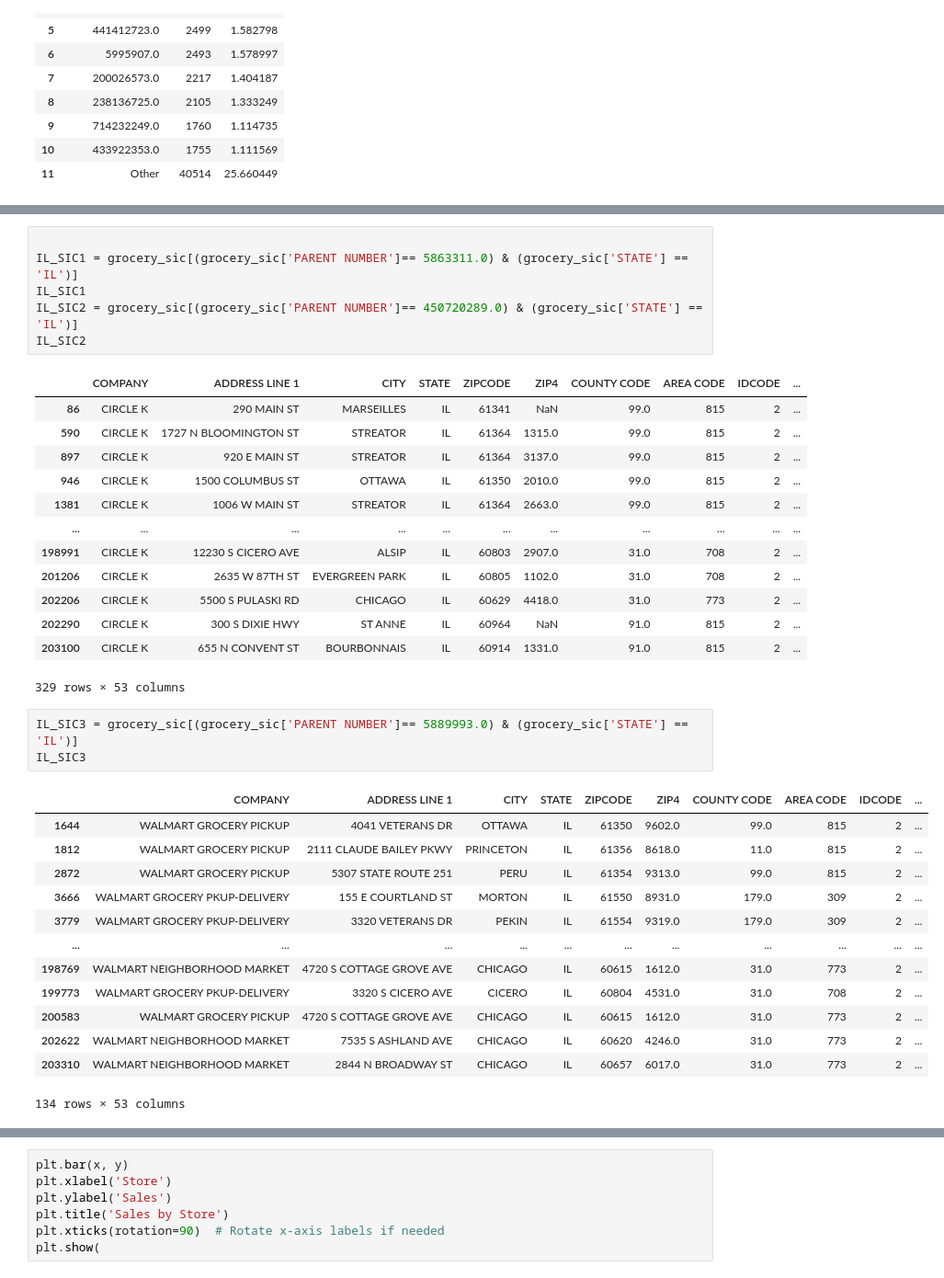
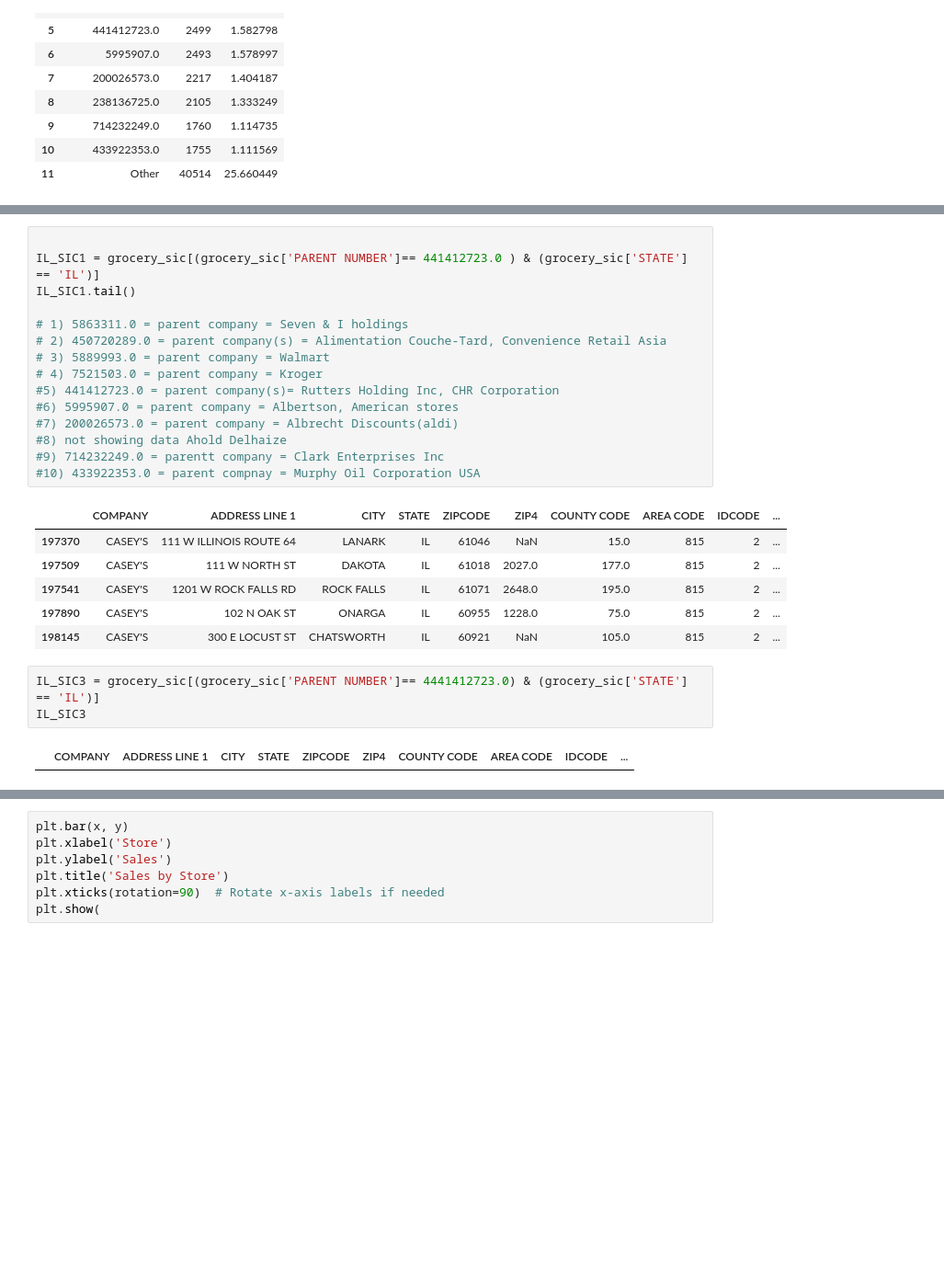
Before and after one commit to uchicago-dsi/rafi-grocery, a Jupyter notebook: day 2.ipynb, the cells around one changed output, grey strips where cells are left out. Shown at 92% size. Saved outputs shown, nothing was run; the diff lists cells and outputs as text; blank space fills up the shorter version.

```diff
--- a/day 2.ipynb
+++ b/day 2.ipynb
@@ -172,37 +170,27 @@ plt.show()
 # %%
 
-IL_SIC1 = grocery_sic[(grocery_sic['PARENT NUMBER']== 5863311.0) & (grocery_sic['STATE'] == 'IL')]
-IL_SIC1
-IL_SIC2 = grocery_sic[(grocery_sic['PARENT NUMBER']== 450720289.0) & (grocery_sic['STATE'] == 'IL')]
-IL_SIC2
+IL_SIC1 = grocery_sic[(grocery_sic['PARENT NUMBER']== 441412723.0 ) & (grocery_sic['STATE'] == 'IL')]
+IL_SIC1.tail()
+
+# 1) 5863311.0 = parent company = Seven & I holdings
+# 2) 450720289.0 = parent company(s) = Alimentation Couche-Tard, Convenience Retail Asia
+# 3) 5889993.0 = parent company = Walmart
+# 4) 7521503.0 = parent company = Kroger
+#5) 441412723.0 = parent company(s)= Rutters Holding Inc, CHR Corporation
+#6) 5995907.0 = parent company = Albertson, American stores
+#7) 200026573.0 = parent company = Albrecht Discounts(aldi)
+#8) not showing data Ahold Delhaize
+#9) 714232249.0 = parentt company = Clark Enterprises Inc
+#10) 433922353.0 = parent compnay = Murphy Oil Corporation USA
 # %% [output]
 |  | COMPANY | ADDRESS LINE 1 | CITY | STATE | ZIPCODE | ZIP4 | COUNTY CODE | AREA CODE | IDCODE | ... |
-| 86 | CIRCLE K | 290 MAIN ST | MARSEILLES | IL | 61341 | NaN | 99.0 | 815 | 2 | ... |
-| 590 | CIRCLE K | 1727 N BLOOMINGTON ST | STREATOR | IL | 61364 | 1315.0 | 99.0 | 815 | 2 | ... |
-| 897 | CIRCLE K | 920 E MAIN ST | STREATOR | IL | 61364 | 3137.0 | 99.0 | 815 | 2 | ... |
-| 946 | CIRCLE K | 1500 COLUMBUS ST | OTTAWA | IL | 61350 | 2010.0 | 99.0 | 815 | 2 | ... |
-| 1381 | CIRCLE K | 1006 W MAIN ST | STREATOR | IL | 61364 | 2663.0 | 99.0 | 815 | 2 | ... |
-| ... | ... | ... | ... | ... | ... | ... | ... | ... | ... | ... |
-| 198991 | CIRCLE K | 12230 S CICERO AVE | ALSIP | IL | 60803 | 2907.0 | 31.0 | 708 | 2 | ... |
-| 201206 | CIRCLE K | 2635 W 87TH ST | EVERGREEN PARK | IL | 60805 | 1102.0 | 31.0 | 708 | 2 | ... |
-| 202206 | CIRCLE K | 5500 S PULASKI RD | CHICAGO | IL | 60629 | 4418.0 | 31.0 | 773 | 2 | ... |
-| 202290 | CIRCLE K | 300 S DIXIE HWY | ST ANNE | IL | 60964 | NaN | 91.0 | 815 | 2 | ... |
-| 203100 | CIRCLE K | 655 N CONVENT ST | BOURBONNAIS | IL | 60914 | 1331.0 | 91.0 | 815 | 2 | ... |
+| 197370 | CASEY'S | 111 W ILLINOIS ROUTE 64 | LANARK | IL | 61046 | NaN | 15.0 | 815 | 2 | ... |
+| 197509 | CASEY'S | 111 W NORTH ST | DAKOTA | IL | 61018 | 2027.0 | 177.0 | 815 | 2 | ... |
+| 197541 | CASEY'S | 1201 W ROCK FALLS RD | ROCK FALLS | IL | 61071 | 2648.0 | 195.0 | 815 | 2 | ... |
+| 197890 | CASEY'S | 102 N OAK ST | ONARGA | IL | 60955 | 1228.0 | 75.0 | 815 | 2 | ... |
+| 198145 | CASEY'S | 300 E LOCUST ST | CHATSWORTH | IL | 60921 | NaN | 105.0 | 815 | 2 | ... |
-329 rows × 53 columns
 # %%
-IL_SIC3 = grocery_sic[(grocery_sic['PARENT NUMBER']== 5889993.0) & (grocery_sic['STATE'] == 'IL')]
+IL_SIC3 = grocery_sic[(grocery_sic['PARENT NUMBER']== 4441412723.0) & (grocery_sic['STATE'] == 'IL')]
 IL_SIC3
 # %% [output]
 |  | COMPANY | ADDRESS LINE 1 | CITY | STATE | ZIPCODE | ZIP4 | COUNTY CODE | AREA CODE | IDCODE | ... |
-| 1644 | WALMART GROCERY PICKUP | 4041 VETERANS DR | OTTAWA | IL | 61350 | 9602.0 | 99.0 | 815 | 2 | ... |
-| 1812 | WALMART GROCERY PICKUP | 2111 CLAUDE BAILEY PKWY | PRINCETON | IL | 61356 | 8618.0 | 11.0 | 815 | 2 | ... |
-| 2872 | WALMART GROCERY PICKUP | 5307 STATE ROUTE 251 | PERU | IL | 61354 | 9313.0 | 99.0 | 815 | 2 | ... |
-| 3666 | WALMART GROCERY PKUP-DELIVERY | 155 E COURTLAND ST | MORTON | IL | 61550 | 8931.0 | 179.0 | 309 | 2 | ... |
-| 3779 | WALMART GROCERY PKUP-DELIVERY | 3320 VETERANS DR | PEKIN | IL | 61554 | 9319.0 | 179.0 | 309 | 2 | ... |
-| ... | ... | ... | ... | ... | ... | ... | ... | ... | ... | ... |
-| 198769 | WALMART NEIGHBORHOOD MARKET | 4720 S COTTAGE GROVE AVE | CHICAGO | IL | 60615 | 1612.0 | 31.0 | 773 | 2 | ... |
-| 199773 | WALMART GROCERY PKUP-DELIVERY | 3320 S CICERO AVE | CICERO | IL | 60804 | 4531.0 | 31.0 | 708 | 2 | ... |
-| 200583 | WALMART GROCERY PICKUP | 4720 S COTTAGE GROVE AVE | CHICAGO | IL | 60615 | 1612.0 | 31.0 | 773 | 2 | ... |
-| 202622 | WALMART NEIGHBORHOOD MARKET | 7535 S ASHLAND AVE | CHICAGO | IL | 60620 | 4246.0 | 31.0 | 773 | 2 | ... |
-| 203310 | WALMART NEIGHBORHOOD MARKET | 2844 N BROADWAY ST | CHICAGO | IL | 60657 | 6017.0 | 31.0 | 773 | 2 | ... |
-134 rows × 53 columns
```
Also changed, not shown: parts of 7 cells of this notebook.
